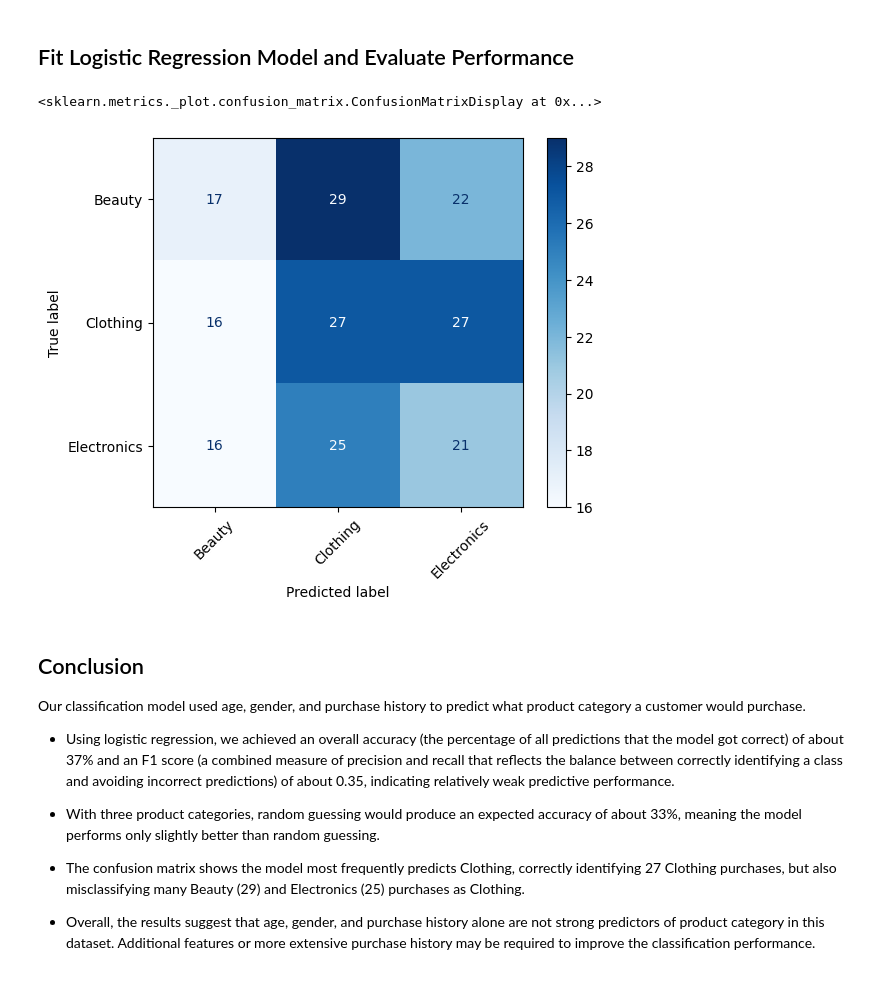
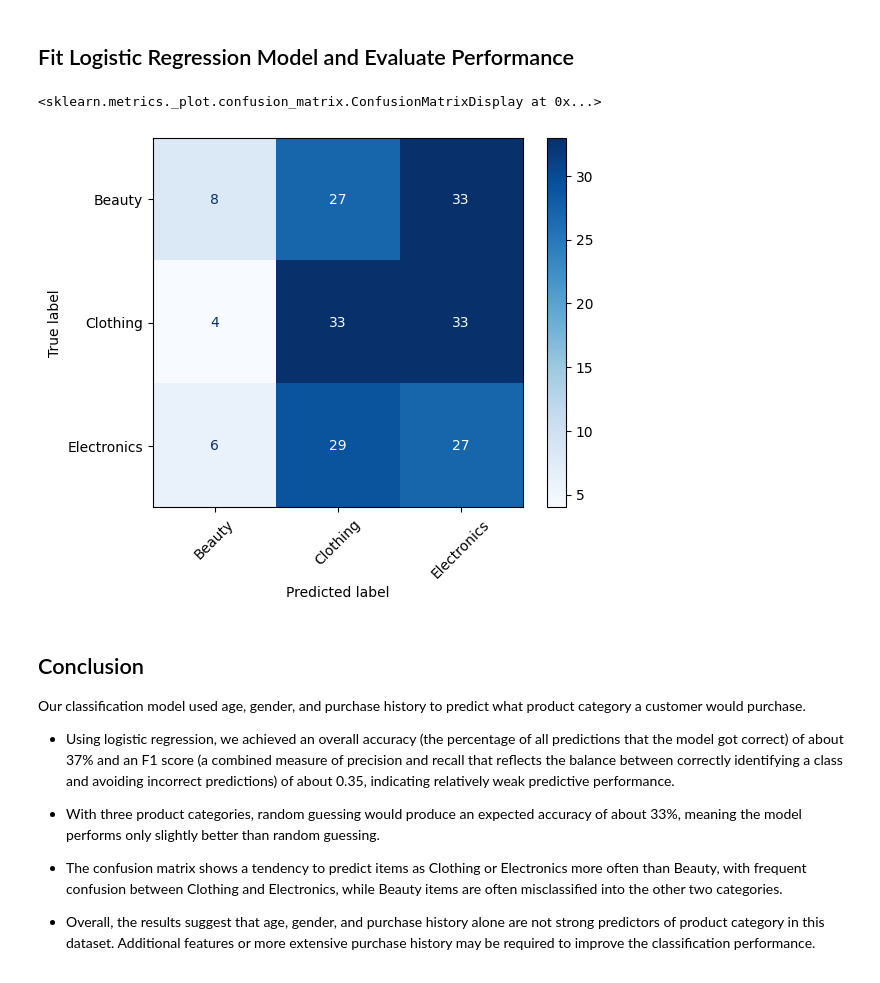
Before and after one commit to NicoleLatendresse/D6_Retail-Sales-Dataset, a Jupyter notebook: experiments/classification.ipynb, the cells around one changed output. Saved outputs shown, nothing was run; the diff lists cells and outputs as text; code cells hidden in the pictures.

Commit message:
Update analysis - forgot to change confusion matrix back to logistic regression (pipe_a)

```diff
--- a/experiments/classification.ipynb
+++ b/experiments/classification.ipynb
@@ -119,19 +119,19 @@ Logistic regression slightly outperforms random forest on all scoring metrics.
 ## Fit Logistic Regression Model and Evaluate Performance
 # %%
 # Fit model
-pipe_b.fit(X_train, y_train)
+pipe_a.fit(X_train, y_train)
 
 # Make predictions on test dataset
-y_pred = pipe_b.predict(X_test)
+y_pred = pipe_a.predict(X_test)
 
 # Create confusion matrix
-cm = confusion_matrix(y_test, y_pred, labels=pipe_b.classes_)
+cm = confusion_matrix(y_test, y_pred, labels=pipe_a.classes_)
 
-cm_display = ConfusionMatrixDisplay(confusion_matrix=cm, display_labels=pipe_b.classes_)
+cm_display = ConfusionMatrixDisplay(confusion_matrix=cm, display_labels=pipe_a.classes_)
 cm_display.plot(cmap='Blues', xticks_rotation=45)
 # %% [output]
 <sklearn.metrics._plot.confusion_matrix.ConfusionMatrixDisplay at 0x...>
-[figure, old version]
+[figure, new version]
 # %% [markdown]
 ## Conclusion
 
@@ -140,6 +140,6 @@ Our classification model used age, gender, and purchase history to predict what
 
 * With three product categories, random guessing would produce an expected accuracy of about 33%, meaning the model performs only slightly better than random guessing.
 
-* The confusion matrix shows the model most frequently predicts Clothing, correctly identifying 27 Clothing purchases, but also misclassifying many Beauty (29) and Electronics (25) purchases as Clothing.
+* The confusion matrix shows a tendency to predict items as Clothing or Electronics more often than Beauty, with frequent confusion between Clothing and Electronics, while Beauty items are often misclassified into the other two categories.
 
 * Overall, the results suggest that age, gender, and purchase history alone are not strong predictors of product category in this dataset. Additional features or more extensive purchase history may be required to improve the classification performance.
```
Also changed, not shown: parts of 1 cell of this notebook, 1 other file.
